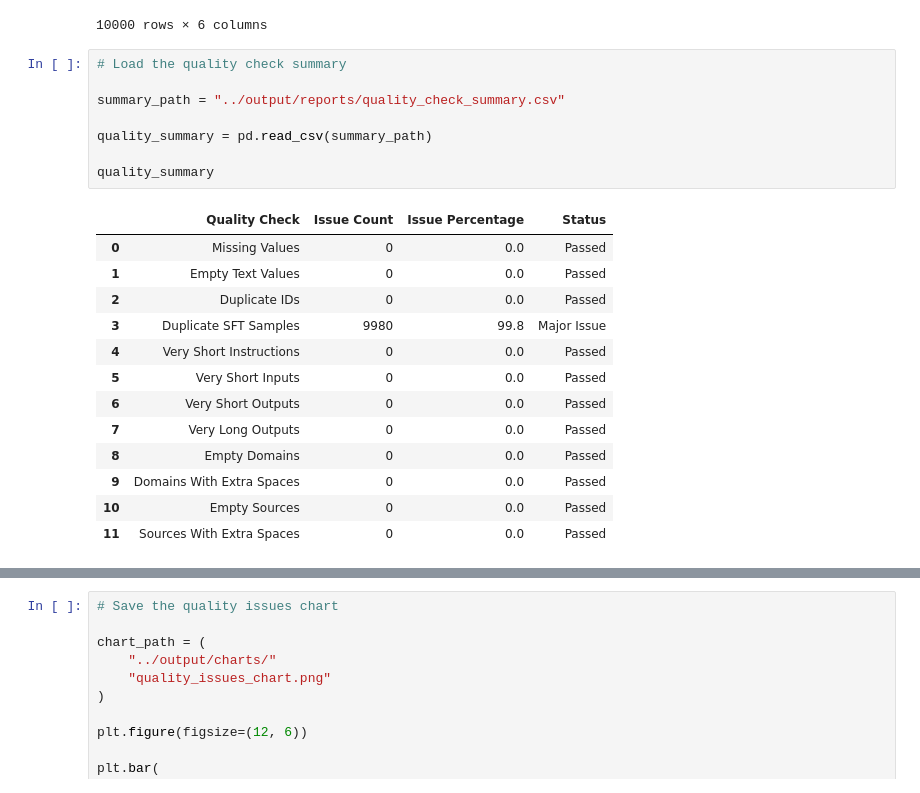
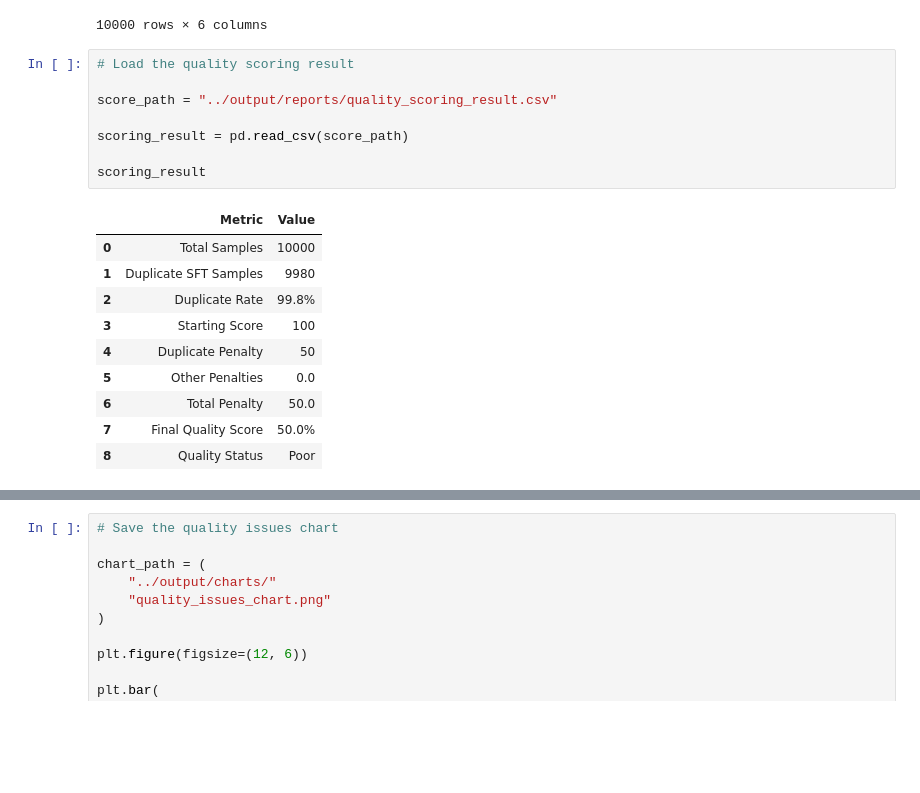
Before and after one commit to Sabin986/SFT-Dataset-Quality-Evaluator-, a Jupyter notebook: notebooks/05_quality_visualisation.ipynb, the cells around one changed output, grey strips where cells are left out. Saved outputs shown, nothing was run; the diff lists cells and outputs as text; blank space fills up the shorter version.

```diff
--- a/notebooks/05_quality_visualisation.ipynb
+++ b/notebooks/05_quality_visualisation.ipynb
@@ -21,24 +21,21 @@ Dataset loaded successfully!
 | 9999 | 078765ed-2d01-4932-9c3a-f0e24f300db5 | marketing | Analyze this ad copy for effectiv... | Buy now! Best prices of the year.... | This ad copy uses classic urgency... | human-curated |
 10000 rows × 6 columns
 # %%
-# Load the quality check summary
+# Load the quality scoring result
 
-summary_path = "../output/reports/quality_check_summary.csv"
+score_path = "../output/reports/quality_scoring_result.csv"
 
-quality_summary = pd.read_csv(summary_path)
+scoring_result = pd.read_csv(score_path)
 
-quality_summary
+scoring_result
 # %% [output]
-|  | Quality Check | Issue Count | Issue Percentage | Status |
-| 0 | Missing Values | 0 | 0.0 | Passed |
-| 1 | Empty Text Values | 0 | 0.0 | Passed |
-| 2 | Duplicate IDs | 0 | 0.0 | Passed |
-| 3 | Duplicate SFT Samples | 9980 | 99.8 | Major Issue |
-| 4 | Very Short Instructions | 0 | 0.0 | Passed |
-| 5 | Very Short Inputs | 0 | 0.0 | Passed |
-| 6 | Very Short Outputs | 0 | 0.0 | Passed |
-| 7 | Very Long Outputs | 0 | 0.0 | Passed |
-| 8 | Empty Domains | 0 | 0.0 | Passed |
-| 9 | Domains With Extra Spaces | 0 | 0.0 | Passed |
-| 10 | Empty Sources | 0 | 0.0 | Passed |
-| 11 | Sources With Extra Spaces | 0 | 0.0 | Passed |
+|  | Metric | Value |
+| 0 | Total Samples | 10000 |
+| 1 | Duplicate SFT Samples | 9980 |
+| 2 | Duplicate Rate | 99.8% |
+| 3 | Starting Score | 100 |
+| 4 | Duplicate Penalty | 50 |
+| 5 | Other Penalties | 0.0 |
+| 6 | Total Penalty | 50.0 |
+| 7 | Final Quality Score | 50.0% |
+| 8 | Quality Status | Poor |
```
Also changed, not shown: parts of 4 cells of this notebook, 1 other file.
